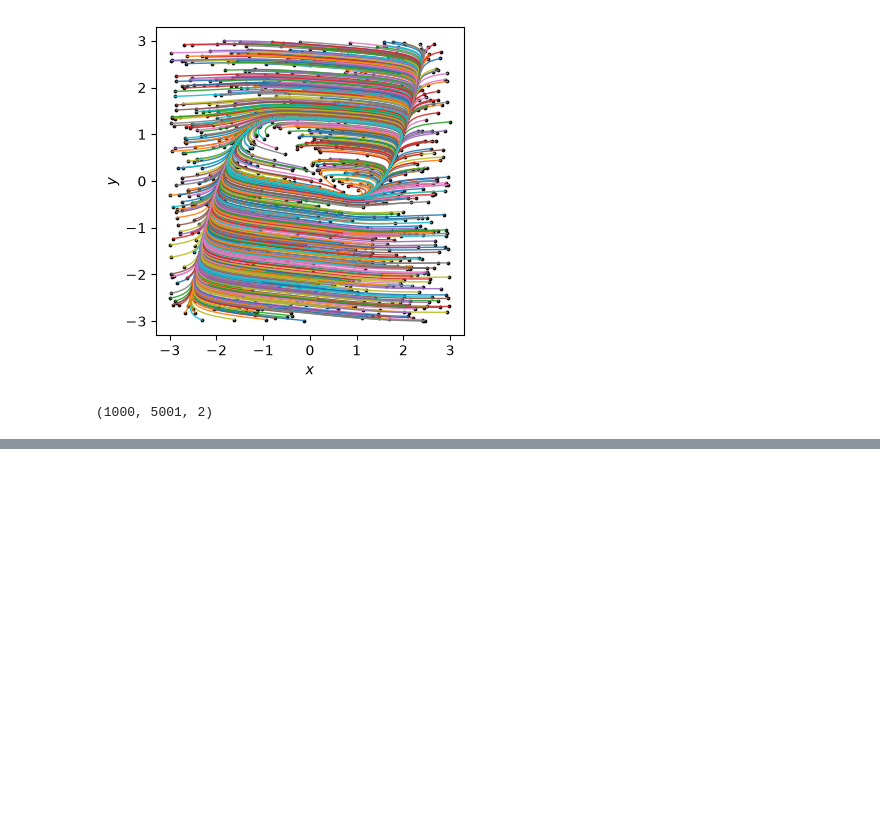
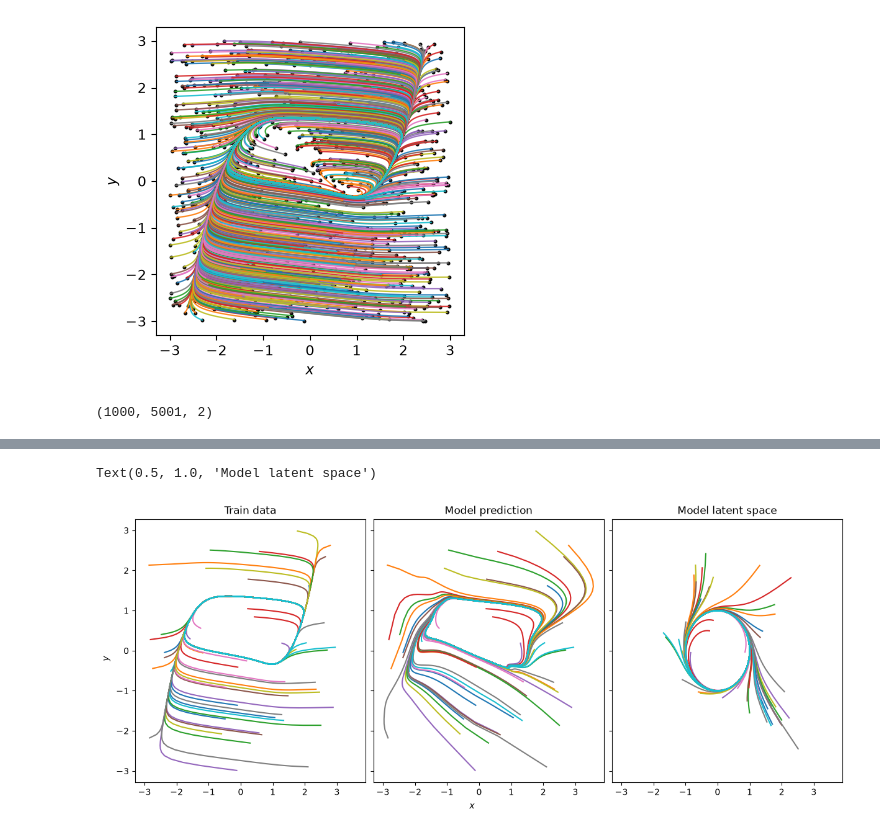
Before and after one commit to Jhko725/deep_isochron, a Jupyter notebook: prototype.ipynb, the cells around one changed output, grey strips where cells are left out. Saved outputs shown, nothing was run; the diff lists cells and outputs as text; code cells hidden in the pictures; blank space fills up the shorter version.

```diff
--- a/prototype.ipynb
+++ b/prototype.ipynb
@@ -201,0 +349,18 @@ Array(3.8191672e-14, dtype=float64)
+# %%
+fig, axes = plt.subplots(
+    1, 3, figsize=(12, 5), constrained_layout=True, sharex=True, sharey=True
+)
+for i in range(0, len(u_train_subset), 2):
+    axes[0].plot(*u_train_subset[i].T)
+    axes[1].plot(*u_pred_subset[i].T)
+    axes[2].plot(*w_pred_subset[i].T)
+# axes[0].set_xlim((-3.5, 3.5))
+# axes[0].set_ylim((-3.5, 3.5))
+fig.supxlabel("$x$", fontsize="medium")
+fig.supylabel("$y$", fontsize="medium")
+axes[0].set_title("Train data")
+axes[1].set_title("Model prediction")
+axes[2].set_title("Model latent space")
+# %% [output]
+Text(0.5, 1.0, 'Model latent space')
+[figure, added]
```
Also changed, not shown: parts of 17 cells of this notebook, 10 other files.
